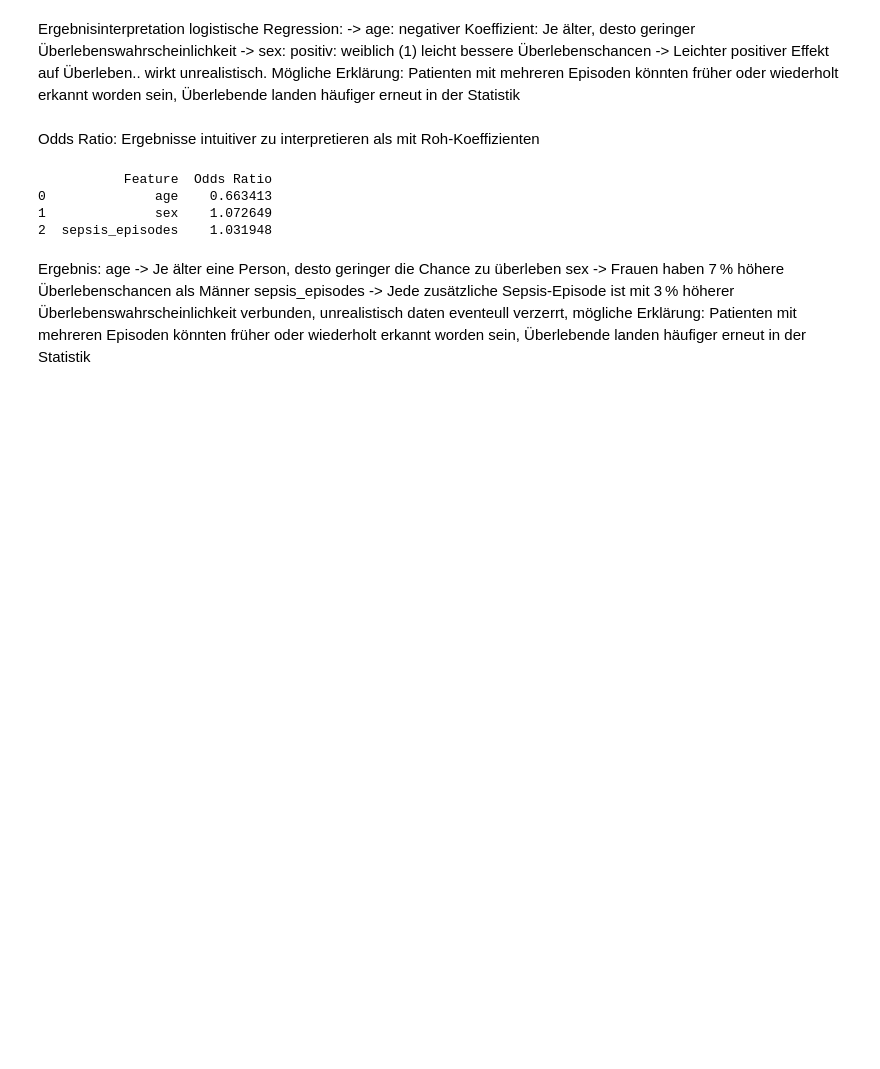
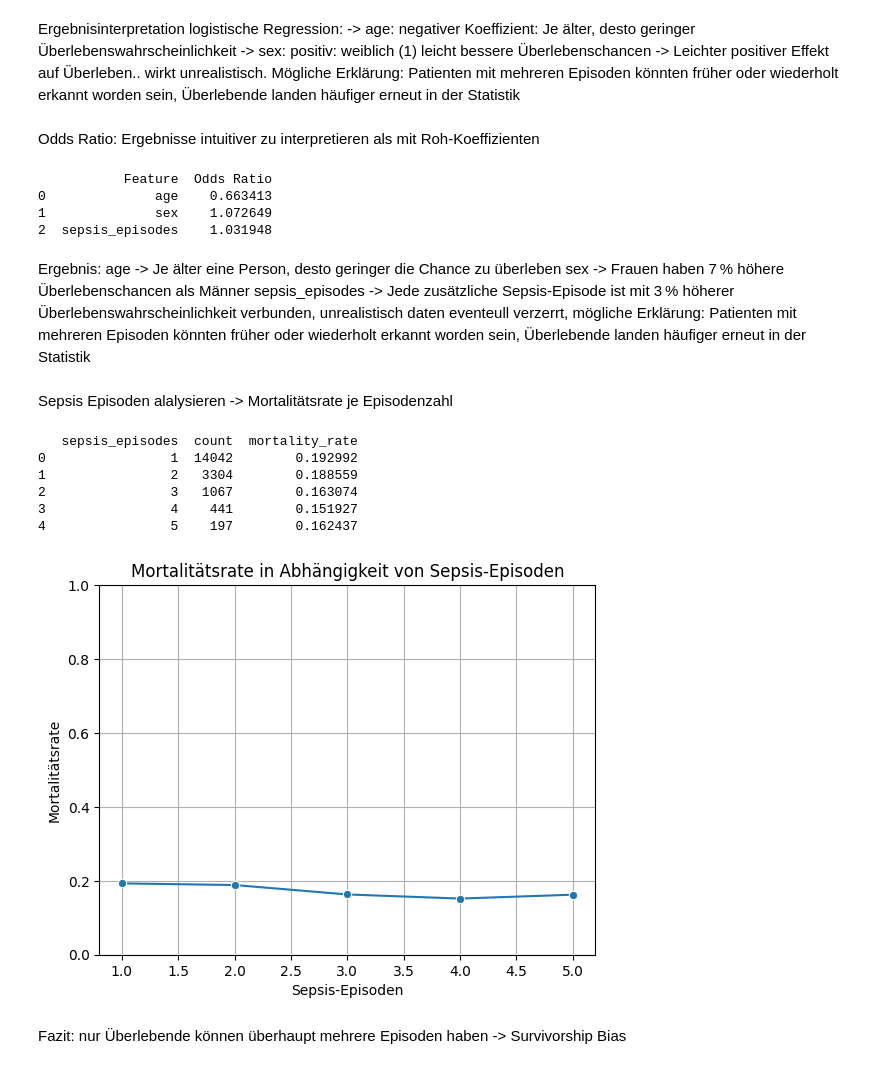
Before and after one commit to lilithUmit/AMLHC-final-exam_Haenisch_Wild, a Jupyter notebook: src/python/sepsis_analyse.ipynb, the cells around one changed output. Drawn from its saved outputs; the diff is of its cells as text; code cells hidden in the pictures; blank space fills up the shorter version.

Commit message:
Episoden analysieren

```diff
--- a/src/python/sepsis_analyse.ipynb
+++ b/src/python/sepsis_analyse.ipynb
@@ -315,3 +315,17 @@ Ergebnis:
 age -> Je älter eine Person, desto geringer die Chance zu überleben
 sex -> Frauen haben 7 % höhere Überlebenschancen als Männer
 sepsis_episodes -> Jede zusätzliche Sepsis-Episode ist mit 3 % höherer Überlebenswahrscheinlichkeit verbunden, unrealistisch daten eventeull verzerrt, mögliche Erklärung: Patienten mit mehreren Episoden könnten früher oder wiederholt erkannt worden sein, Überlebende landen häufiger erneut in der Statistik
+# %% [markdown]
+Sepsis Episoden alalysieren -> Mortalitätsrate je Episodenzahl
+# %%
+mortality_by_episodes = df_study_clean.groupby('sepsis_episodes')['outcome'].agg(['count', 'mean']).reset_index()
+mortality_by_episodes['mortality_rate'] = 1 - mortality_by_episodes['mean']
+
+print(mortality_by_episodes[['sepsis_episodes', 'count', 'mortality_rate']])
+# %% [output]
+   sepsis_episodes  count  mortality_rate
+0                1  14042        0.192992
+1                2   3304        0.188559
+2                3   1067        0.163074
+3                4    441        0.151927
+4                5    197        0.162437
@@ -317,0 +335,13 @@ sepsis_episodes -> Jede zusätzliche Sepsis-Episode ist mit 3 % höherer Über
+# %%
+#Visualisierung
+sns.lineplot(data=mortality_by_episodes, x='sepsis_episodes', y='mortality_rate', marker='o')
+plt.title('Mortalitätsrate in Abhängigkeit von Sepsis-Episoden')
+plt.xlabel('Sepsis-Episoden')
+plt.ylabel('Mortalitätsrate')
+plt.ylim(0, 1)
+plt.grid(True)
+plt.show()
+# %% [output]
+[figure, added]
+# %% [markdown]
+Fazit: nur Überlebende können überhaupt mehrere Episoden haben -> Survivorship Bias
```
Also changed, not shown: parts of 1 cell of this notebook.
